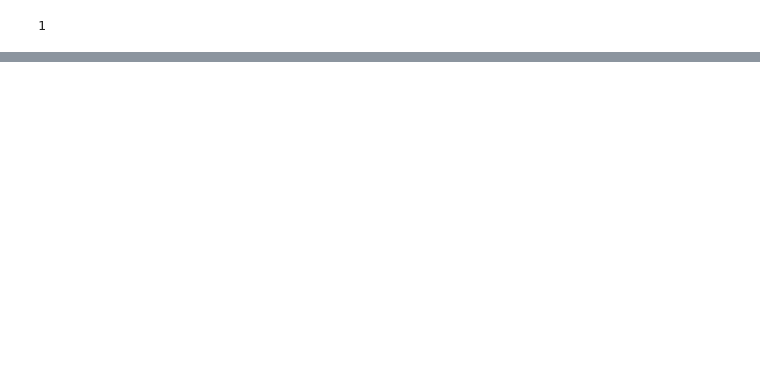
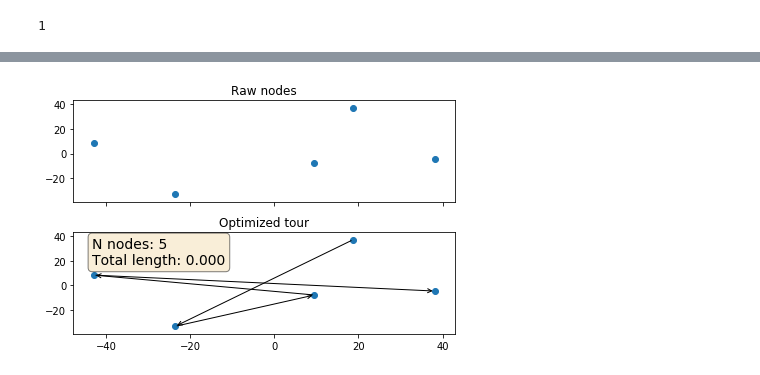
Before and after one commit to alexivaner/Travel-Salesman-Problem-using-GA, a Jupyter notebook: Final Project TSP.ipynb, the cells around one changed output, grey strips where cells are left out. Cells and saved outputs as stored; diff of their text form; code cells hidden in the pictures; blank space fills up the shorter version.

```diff
--- a/Final Project TSP.ipynb
+++ b/Final Project TSP.ipynb
@@ -34,7 +34,7 @@ class EV3_Config:
              'minLimit': (float,True),
              'maxLimit': (float,True),
              'startCity':(int,True),
-             'learningRate':(int,True),
+             'learningRate':(float,True),
             'cityCoordinat':(str,True),
             'weightData':(str,True)
             }
@@ -637,0 +641,39 @@ Avg fitness 4348.45
+# %%
+import matplotlib.pyplot as plt
+
+positions=np.array(cfg.cityCoordinat)
+N=5
+x_sol=[[1,0,0,0,0],
+       [0,0,1,0,0],
+       [0,1,0,0,0],
+       [0,0,0,0,1],
+       [0,0,0,1,0]]
+
+
+fig, ax = plt.subplots(2, sharex=True, sharey=True)         # Prepare 2 plots
+ax[0].set_title("Raw nodes")
+ax[1].set_title("Optimized tour")
+ax[0].scatter(positions[:, 0], positions[:, 1])             # plot A
+ax[1].scatter(positions[:, 0], positions[:, 1])             # plot B
+start_node = 0
+distance = 0.
+for i in range(N):
+    start_pos = positions[start_node]
+    next_node = np.argmax(x_sol[i]) # needed because of MIP-approach used for TSP
+    end_pos = positions[next_node]
+    ax[1].annotate("",
+            xy=start_pos, xycoords='data',
+            xytext=end_pos, textcoords='data',
+            arrowprops=dict(arrowstyle="->",
+                            connectionstyle="arc3"))
+    start_node = next_node
+
+textstr = "N nodes: %d\nTotal length: %.3f" % (N, distance)
+props = dict(boxstyle='round', facecolor='wheat', alpha=0.5)
+ax[1].text(0.05, 0.95, textstr, transform=ax[1].transAxes, fontsize=14, # Textbox
+        verticalalignment='top', bbox=props)
+
+plt.tight_layout()
+plt.show()
+# %% [output]
+[figure, added]
```
Also changed, not shown: parts of 20 cells of this notebook, 4 other files.
